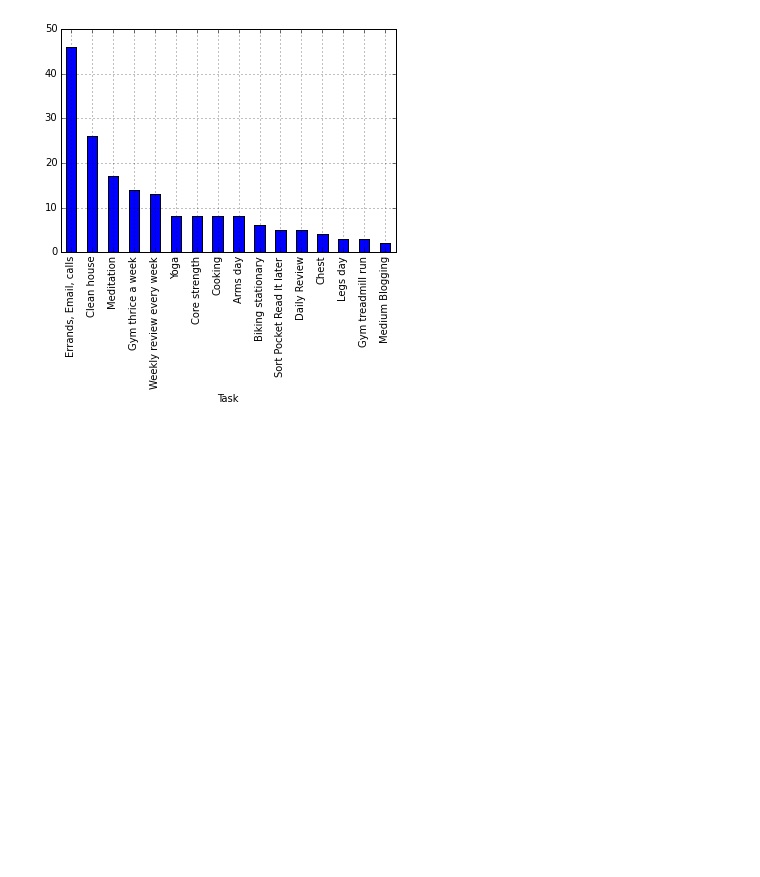
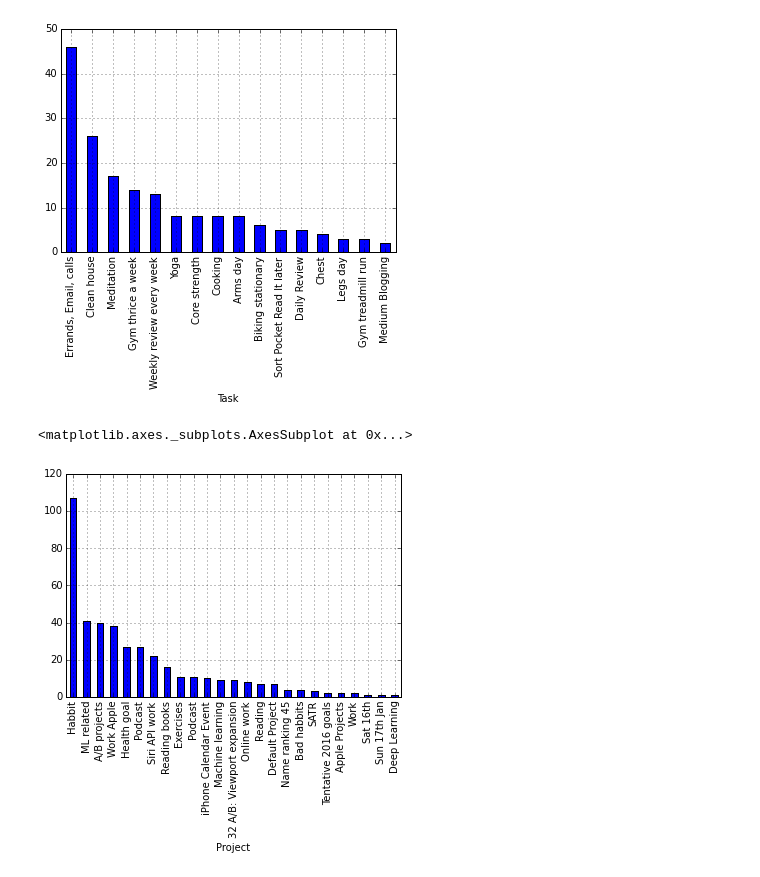
Before and after one commit to kapild/datascience, a Jupyter notebook: com/kapild/ds/pomodoro/Pomodoro_Calendar.ipynb, the cells around one changed output. Saved outputs shown, nothing was run; the diff lists cells and outputs as text; code cells hidden in the pictures; blank space fills up the shorter version.

Commit message:
Plotting ML projects, writing CSV to file.

```diff
--- a/com/kapild/ds/pomodoro/Pomodoro_Calendar.ipynb
+++ b/com/kapild/ds/pomodoro/Pomodoro_Calendar.ipynb
@@ -239,3 +239,13 @@ reading_habbit = filter_habbit(habbit) + filter_habbit(habbit_2)
 plot_habbit('Habbit')
 # %% [output]
 [figure]
+# %%
+grp_by_project = pomod.groupby("Project")
+# %%
+project= grp_by_project["Count"]
+p = project.count()
+p.sort(axis=0, ascending=False)
+p.plot(kind='bar', grid=True)
+# %% [output]
+<matplotlib.axes._subplots.AxesSubplot at 0x...>
+[figure, added]
```
Also changed, not shown: parts of 4 cells of this notebook.
